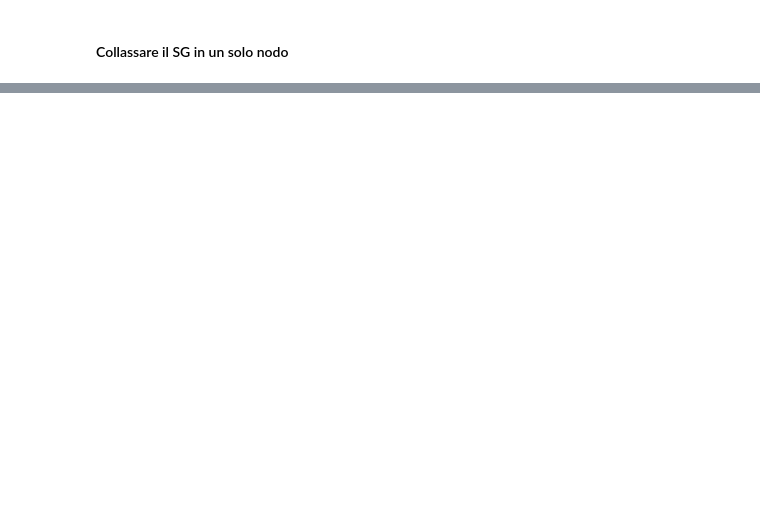
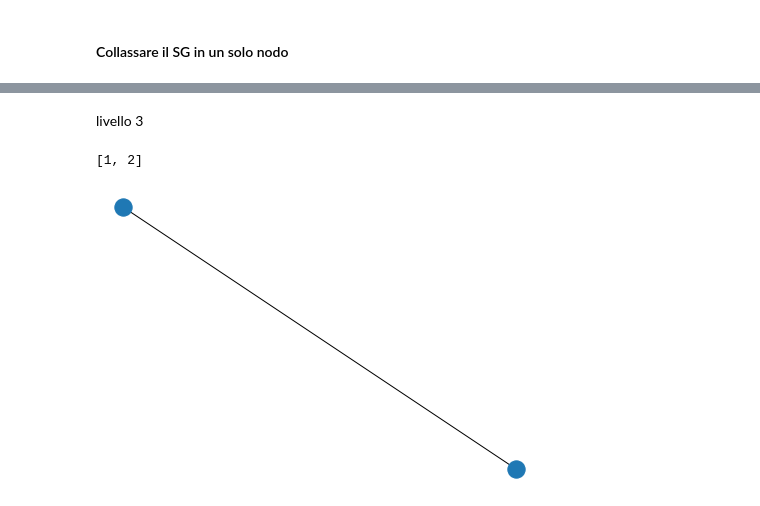
Before and after one commit to kdd-lab/2020_Trevisan, a Jupyter notebook: code/notebook/Pipeline gerarchica.ipynb, the cells around one changed output, grey strips where cells are left out. Cells and saved outputs as stored; diff of their text form; code cells hidden in the pictures; blank space fills up the shorter version.

```diff
--- a/code/notebook/Pipeline gerarchica.ipynb
+++ b/code/notebook/Pipeline gerarchica.ipynb
@@ -96,0 +115,7 @@ nx.draw(MM)
+# %% [markdown]
+livello 3
+# %%
+G2 = contract(G1)
+# %% [output]
+[1, 2]
+[figure, added]
```
Also changed, not shown: parts of 11 cells of this notebook.
